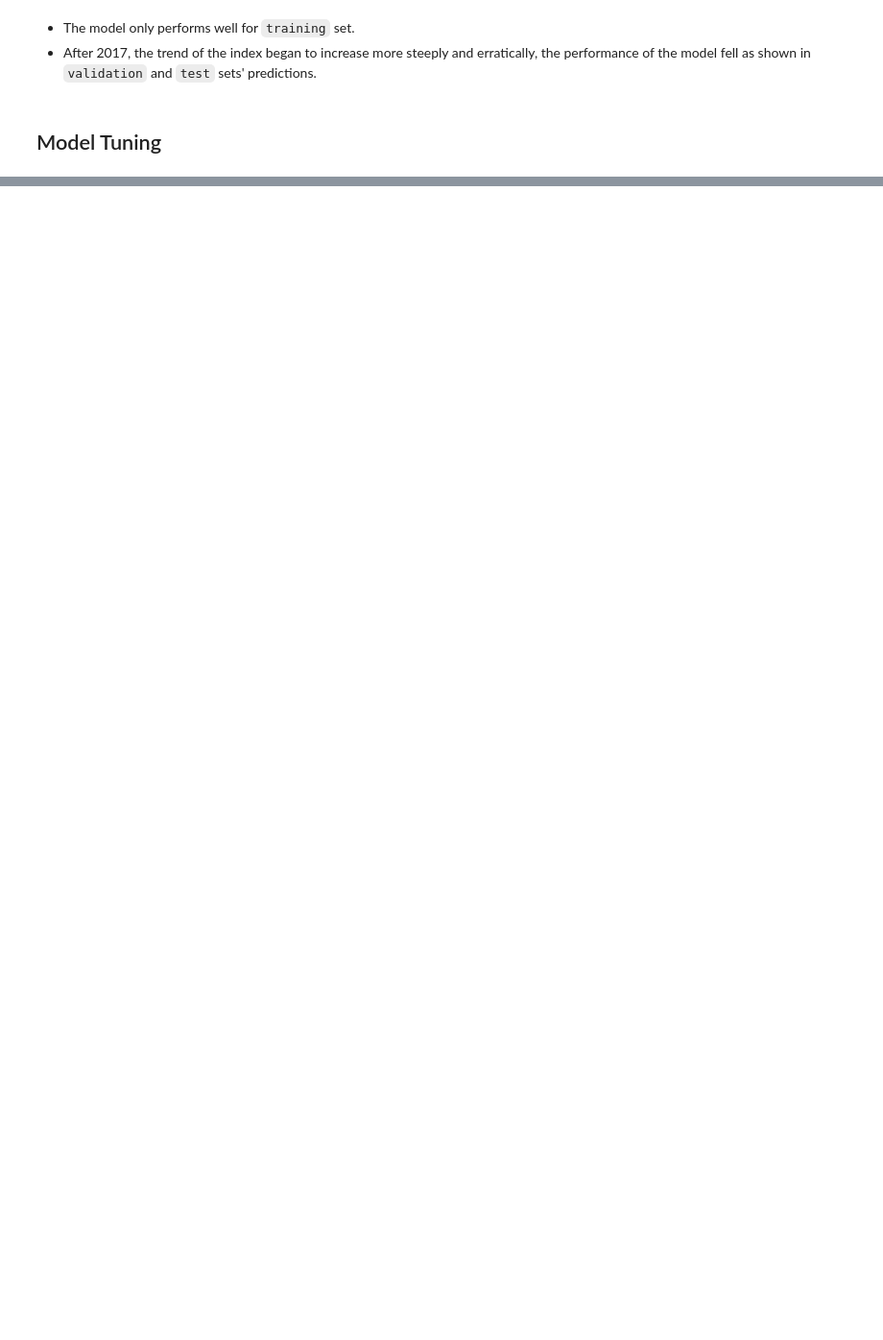
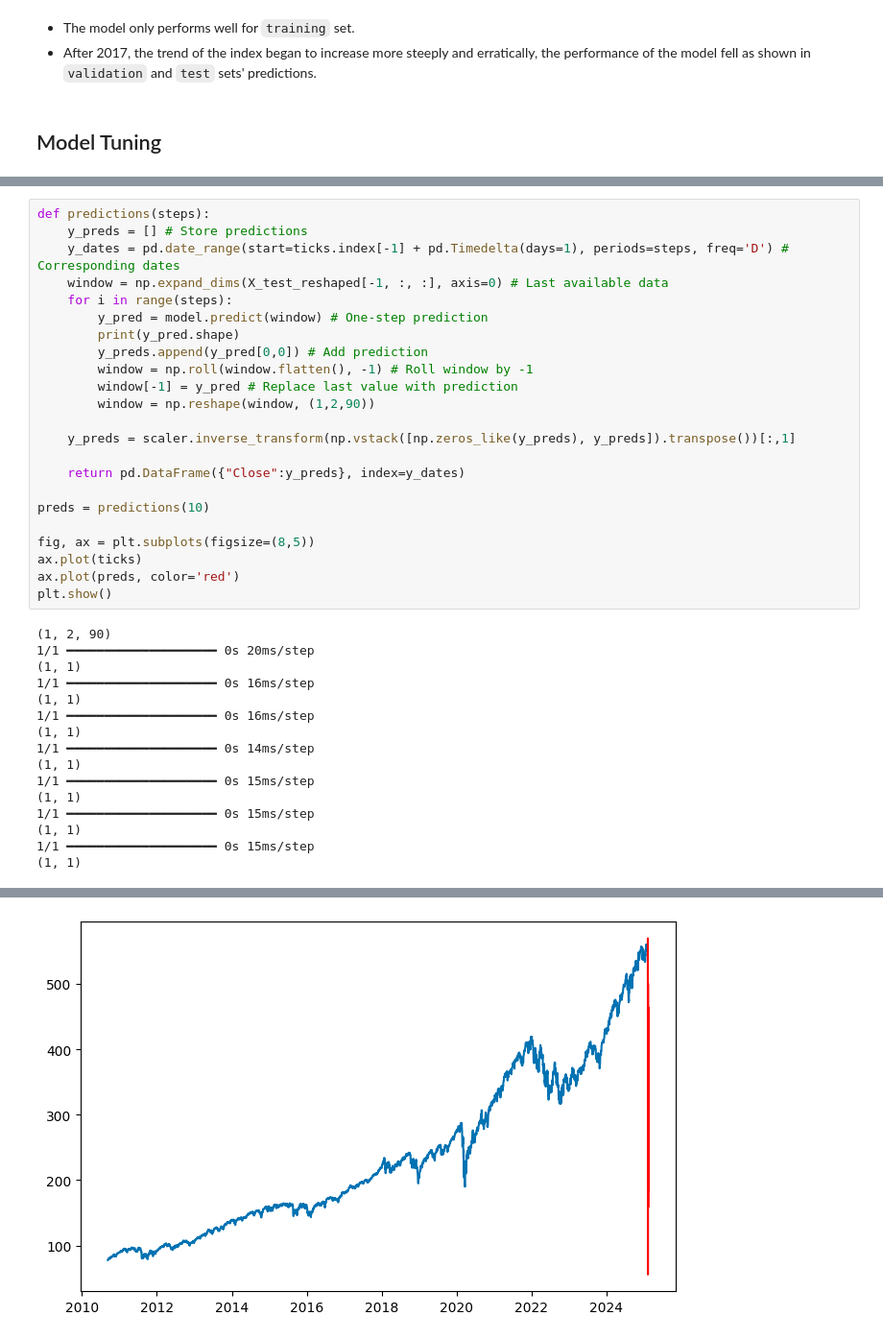
Before and after one commit to moscmh/portfolio, a Jupyter notebook: Time_Series/Tickers/voo.ipynb, the cells around one changed output, grey strips where cells are left out. Shown at 96% size. Saved outputs shown, nothing was run; the diff lists cells and outputs as text; blank space fills up the shorter version.

```diff
--- a/Time_Series/Tickers/voo.ipynb
+++ b/Time_Series/Tickers/voo.ipynb
@@ -341,0 +563,39 @@ R2 score for test: 0.9392931298269583
+# %%
+def predictions(steps):
+    y_preds = [] # Store predictions
+    y_dates = pd.date_range(start=ticks.index[-1] + pd.Timedelta(days=1), periods=steps, freq='D') # Corresponding dates
+    window = np.expand_dims(X_test_reshaped[-1, :, :], axis=0) # Last available data
+    for i in range(steps):
+        y_pred = model.predict(window) # One-step prediction
+        print(y_pred.shape)
+        y_preds.append(y_pred[0,0]) # Add prediction
+        window = np.roll(window.flatten(), -1) # Roll window by -1
+        window[-1] = y_pred # Replace last value with prediction
+        window = np.reshape(window, (1,2,90))
+
+    y_preds = scaler.inverse_transform(np.vstack([np.zeros_like(y_preds), y_preds]).transpose())[:,1]
+
+    return pd.DataFrame({"Close":y_preds}, index=y_dates)
+
+preds = predictions(10)
+
+fig, ax = plt.subplots(figsize=(8,5))
+ax.plot(ticks)
+ax.plot(preds, color='red')
+plt.show()
+# %% [output]
+(1, 2, 90)
+1/1 ━━━━━━━━━━━━━━━━━━━━ 0s 20ms/step
+(1, 1)
+1/1 ━━━━━━━━━━━━━━━━━━━━ 0s 16ms/step
+(1, 1)
+1/1 ━━━━━━━━━━━━━━━━━━━━ 0s 16ms/step
+(1, 1)
+1/1 ━━━━━━━━━━━━━━━━━━━━ 0s 14ms/step
+(1, 1)
+1/1 ━━━━━━━━━━━━━━━━━━━━ 0s 15ms/step
+(1, 1)
+1/1 ━━━━━━━━━━━━━━━━━━━━ 0s 15ms/step
+(1, 1)
+1/1 ━━━━━━━━━━━━━━━━━━━━ 0s 15ms/step
+(1, 1)
@@ -341,0 +608 @@ R2 score for test: 0.9392931298269583
+[figure, added]
```
Also changed, not shown: parts of 17 cells of this notebook.
